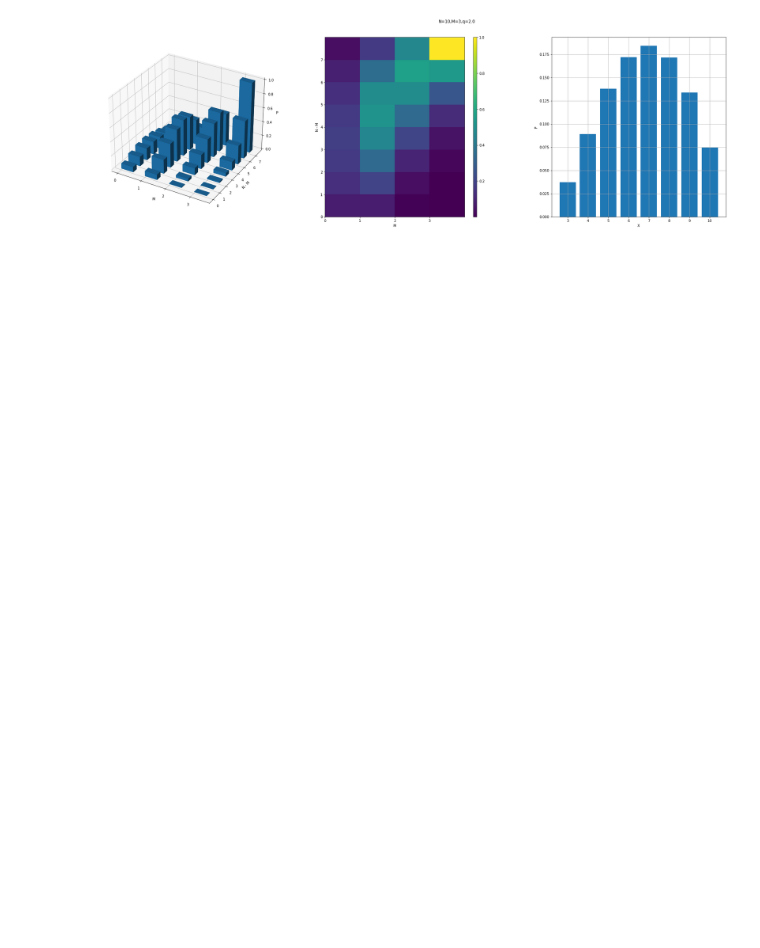
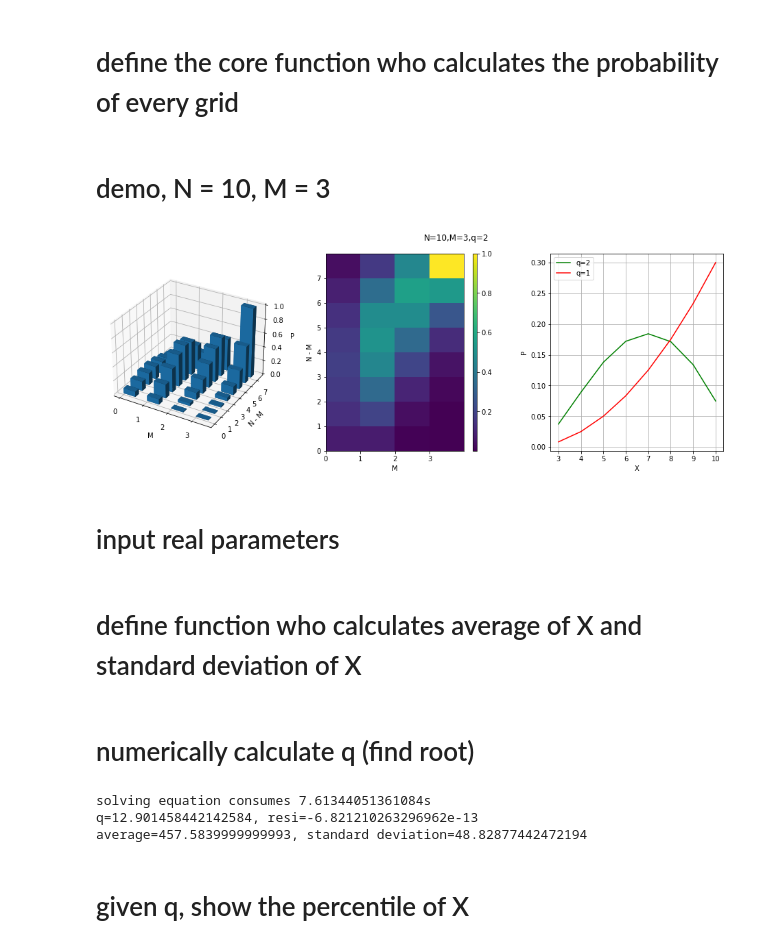
Before and after one commit to dachengx/nmq, a Jupyter notebook: nmq.ipynb, the cells around one changed output. Cells and saved outputs as stored; diff of their text form; code cells hidden in the pictures; blank space fills up the shorter version.

```diff
--- a/nmq.ipynb
+++ b/nmq.ipynb
@@ -1,11 +3,18 @@
 # %%
+import time
+
 import numpy as np
 import matplotlib.pyplot as plt
 import matplotlib.gridspec as gridspec
+import scipy.optimize as opti
+from scipy.special import comb, perm
+from scipy.interpolate import interp1d
 
-plt.rcParams['font.size'] = 20
+plt.rcParams['font.size'] = 40
 
 %matplotlib inline
+# %% [markdown]
+# define the core function who calculates the probability of every grid
 # %%
 def f(N, M, q):
     assert N > M
@@ -25,43 +34,51 @@ def f(N, M, q):
             i = i + 1
             j = j - 1
     return P
+# %% [markdown]
+# demo, N = 10, M = 3
+# %%
+N = 10
+M = 3
+q = 2
+P = f(N, M, q)
+assert np.abs(P[0].sum() - 1) < 1e-6
 # %%
-N = 10
-M = 3
-q = 2.0
-P = f(N, M, q)
 xpos, ypos = np.meshgrid(np.arange(M + 1), np.arange(N - M + 1), indexing='ij')
 xpos = xpos.ravel()
 ypos = ypos.ravel()
 zpos = 0
 
 dx = dy = 0.5 * np.ones_like(zpos)
 dz = P.ravel()
 
 plt.close()
-fig = plt.figure(figsize=(36, 9))
+fig = plt.figure(figsize=(18, 5))
 gs = gridspec.GridSpec(1, 3, figure=fig, left=0.1, right=0.8, top=0.9, bottom=0.1, wspace=0.3, hspace=0.35)
 ax0 = fig.add_subplot(gs[0, 0], projection='3d')
 ax0.bar3d(xpos, ypos, zpos, dx, dy, dz, zsort='average')
 ax0.set_xticks(np.arange(M + 1))
 ax0.set_yticks(np.arange(N - M + 1))
 ax0.set_xlabel('M')
 ax0.set_ylabel('N - M')
 ax0.set_zlabel('P')
 ax1 = fig.add_subplot(gs[0, 1])
 im = ax1.pcolormesh(np.arange(M + 2), np.arange(N - M + 2), P.T)
 ax1.set_xticks(np.arange(M + 1))
 ax1.set_yticks(np.arange(N - M + 1))
 ax1.set_xlabel('M')
 ax1.set_ylabel('N - M')
 fig.colorbar(im, ax=ax1, aspect=50)
 ax2 = fig.add_subplot(gs[0, 2])
-ax2.bar(np.arange(N - M + 1) + M, P[0][::-1] / P[0].sum())
-ax2.set_xticks(np.arange(N - M + 1) + M)
+ax2.plot(np.arange(M, N + 1), P[0][::-1], color='g', label=f'q={q}')
+ax2.set_xticks(np.arange(M, N + 1))
+ax2.plot(np.arange(M, N + 1), comb(np.arange(M - 1, N), M - 1) / comb(N, M), color='r', label='q=1')
 ax2.set_xlabel('X')
 ax2.set_ylabel('P')
+ax2.legend()
 ax2.grid()
 fig.suptitle('N={},M={},q={}'.format(N, M, q))
 plt.savefig('nmq.png')
 # %% [output]
-[figure, old version]
+[figure, new version]
+# %% [markdown]
+# input real parameters
@@ -67,0 +88,2 @@ plt.savefig('nmq.png')
+# %% [markdown]
+# define function who calculates average of X and standard deviation of X
@@ -67,0 +100,16 @@ plt.savefig('nmq.png')
+# %% [markdown]
+# numerically calculate q (find root)
+# %%
+L_r = lambda q : (aver(q) - 457.584)
+start = time.time()
+q_rec = opti.root_scalar(L_r, bracket=[1.0, 100])
+end = time.time()
+print('solving equation consumes {}s'.format(end - start))
+print('q={}, resi={}'.format(q_rec.root, L_r(q_rec.root)))
+print('average={}, standard deviation={}'.format(aver(q_rec.root), std(q_rec.root)))
+# %% [output]
+solving equation consumes 7.61344051361084s
+q=12.901458442142584, resi=-6.821210263296962e-13
+average=457.5839999999993, standard deviation=48.82877442472194
+# %% [markdown]
+# given q, show the percentile of X
```
Also changed, not shown: parts of 6 cells of this notebook.
